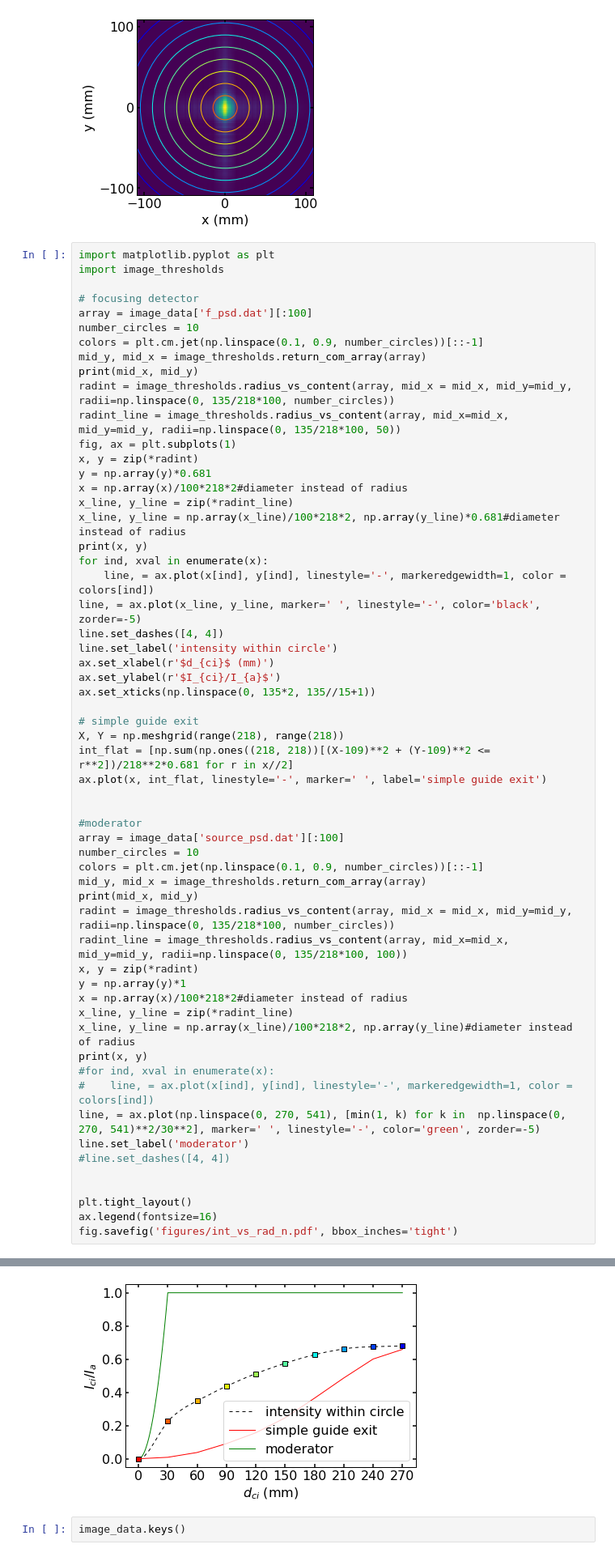
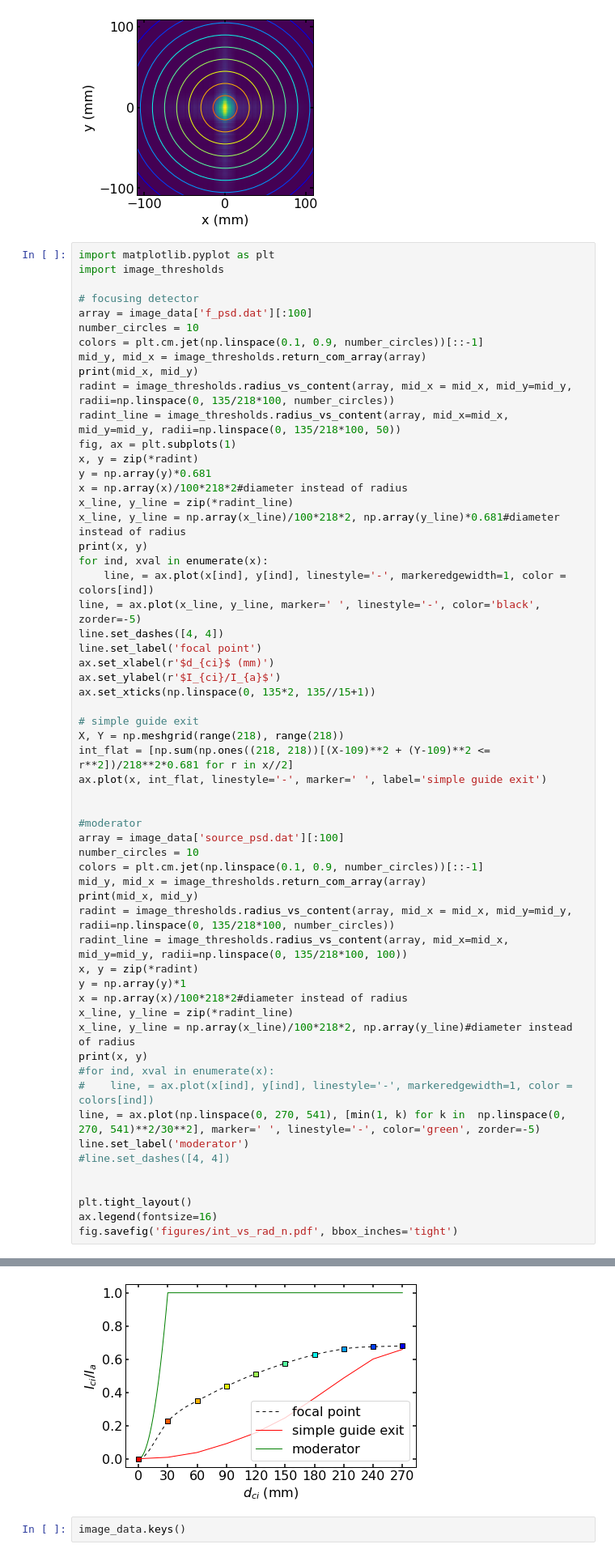
Before and after one commit to christophherb/extraction_parabolic_guide_nested_mirror_paper, a Jupyter notebook: parabolic_extraction.ipynb, the cells around one changed output, grey strips where cells are left out. Shown at 81% size. Cells and saved outputs as stored; diff of their text form.

```diff
--- a/parabolic_extraction.ipynb
+++ b/parabolic_extraction.ipynb
@@ -412,7 +412,7 @@ for ind, xval in enumerate(x):
     line, = ax.plot(x[ind], y[ind], linestyle='-', markeredgewidth=1, color = colors[ind])
 line, = ax.plot(x_line, y_line, marker=' ', linestyle='-', color='black', zorder=-5)
 line.set_dashes([4, 4])
-line.set_label('intensity within circle')
+line.set_label('focal point')
 ax.set_xlabel(r'$d_{ci}$ (mm)')
 ax.set_ylabel(r'$I_{ci}/I_{a}$')
 ax.set_xticks(np.linspace(0, 135*2, 135//15+1))
@@ -427,34 +427,34 @@ ax.plot(x, int_flat, linestyle='-', marker=' ', label='simple guide exit')
 array = image_data['source_psd.dat'][:100]
 number_circles = 10
 colors = plt.cm.jet(np.linspace(0.1, 0.9, number_circles))[::-1]
 mid_y, mid_x = image_thresholds.return_com_array(array)
 print(mid_x, mid_y)
 radint = image_thresholds.radius_vs_content(array, mid_x = mid_x, mid_y=mid_y, radii=np.linspace(0, 135/218*100, number_circles))
 radint_line = image_thresholds.radius_vs_content(array, mid_x=mid_x, mid_y=mid_y, radii=np.linspace(0, 135/218*100, 100))
 x, y = zip(*radint)
 y = np.array(y)*1
 x = np.array(x)/100*218*2#diameter instead of radius
 x_line, y_line = zip(*radint_line)
 x_line, y_line = np.array(x_line)/100*218*2, np.array(y_line)#diameter instead of radius
 print(x, y)
 #for ind, xval in enumerate(x):
 #    line, = ax.plot(x[ind], y[ind], linestyle='-', markeredgewidth=1, color = colors[ind])
 line, = ax.plot(np.linspace(0, 270, 541), [min(1, k) for k in  np.linspace(0, 270, 541)**2/30**2], marker=' ', linestyle='-', color='green', zorder=-5)
 line.set_label('moderator')
 #line.set_dashes([4, 4])
 
 
 plt.tight_layout()
 ax.legend(fontsize=16)
 fig.savefig('figures/int_vs_rad_n.pdf', bbox_inches='tight')
 # %% [output]
 49.49957518090638 47.83743634049197
 [  0.  30.  60.  90. 120. 150. 180. 210. 240. 270.] [0.         0.225893   0.34801057 0.43636801 0.51203216 0.57526865
  0.62668485 0.66174372 0.67505068 0.67912679]
 49.49978643051177 49.499887931399684
 [  0.  30.  60.  90. 120. 150. 180. 210. 240. 270.] [0.         0.96414077 1.         1.         1.         1.
  1.         1.         1.         1.        ]
-[figure, old version]
+[figure, new version]
 # %%
 image_data.keys()
 # %% [output]
```
